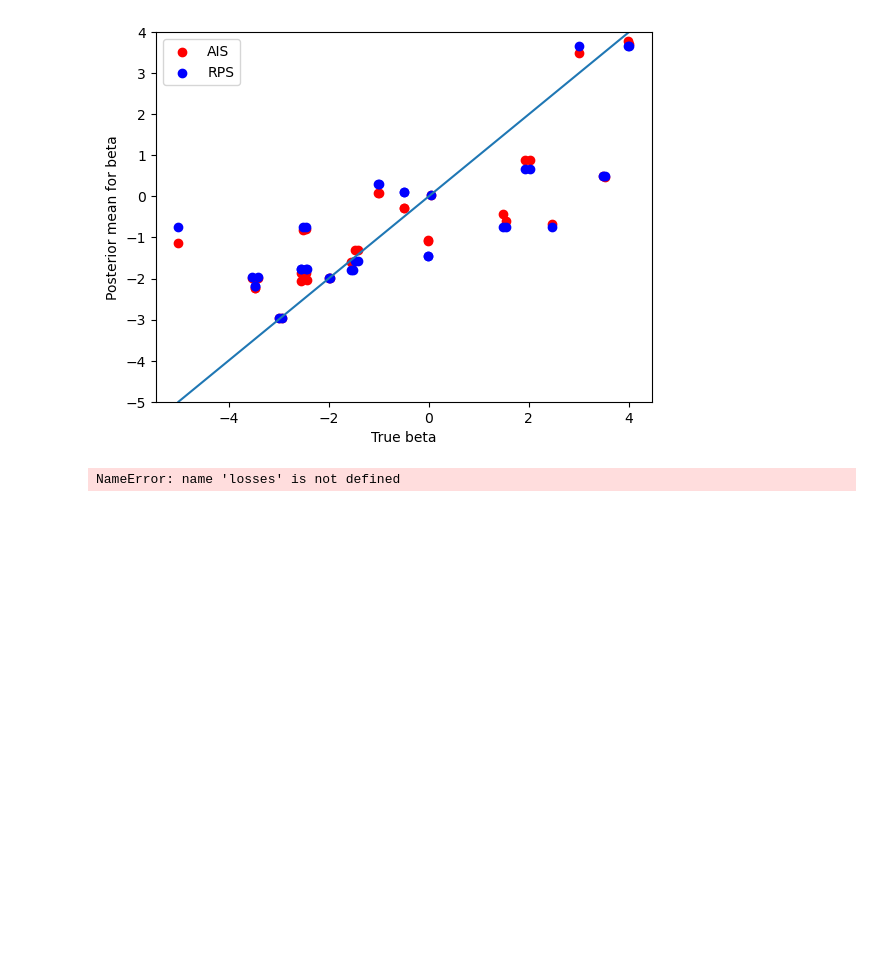
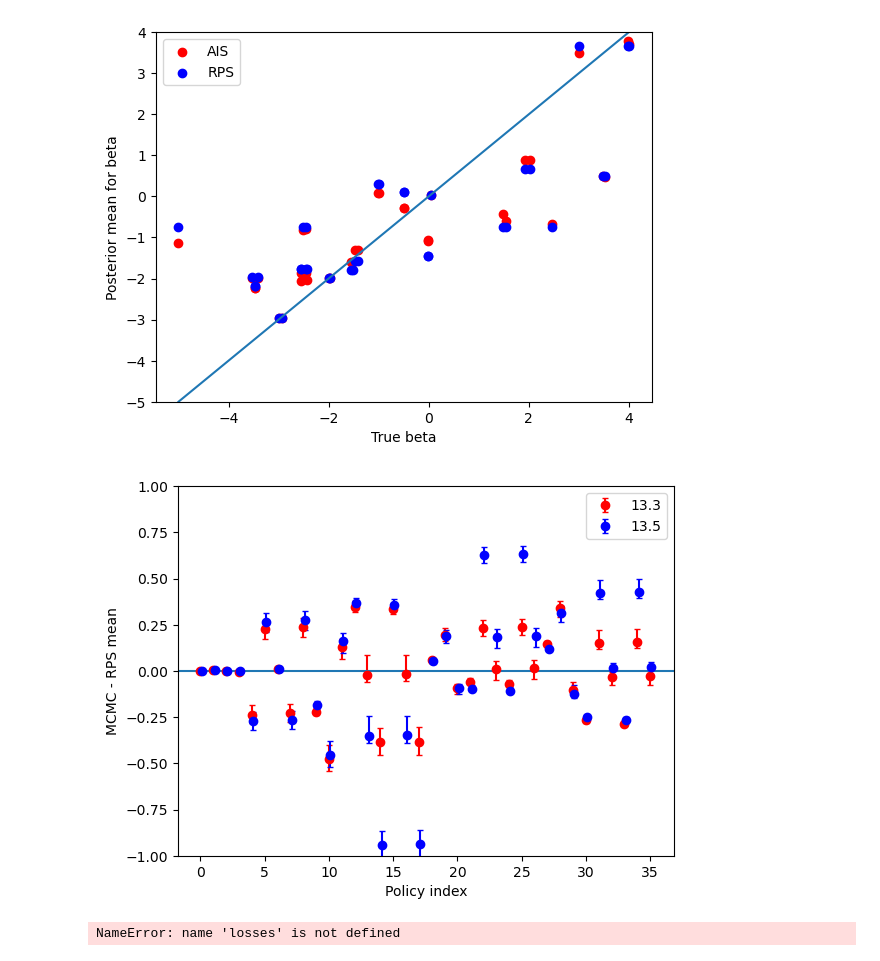
Before and after one commit to fyy2025/RHS-X, a Jupyter notebook: Code/experiment.ipynb, the cells around one changed output. Cells and saved outputs as stored; diff of their text form; code cells hidden in the pictures; blank space fills up the shorter version.

Commit message:
upload run3_AIS_RPS which is the AIS version of difference with RPS mean

```diff
--- a/Code/experiment.ipynb
+++ b/Code/experiment.ipynb
@@ -495,6 +496,26 @@ plt.legend()
 plt.show()
 # %% [output]
 [figure]
+# %%
+# difference in RPS mean and MCMC mean:
+import pandas as pd
+import matplotlib.pyplot as plt
+diff_13_3 = pd.read_csv("MCMC_RPS_diff_theta13.3_lambda1_cluster")
+diff_13_5 = pd.read_csv("MCMC_RPS_diff_theta13.5_lambda1_cluster")
+
+plt.figure()
+plt.errorbar(diff_13_3["Unnamed: 0"], diff_13_3["0.5"], yerr=[diff_13_3["0.5"]-diff_13_3["0.1"], diff_13_3["0.9"]-diff_13_3["0.5"]], fmt='o', capsize=2, color = 'red', label = '13.3')
+plt.errorbar(diff_13_5["Unnamed: 0"]+0.1, diff_13_5["0.5"], yerr=[diff_13_5["0.5"]-diff_13_5["0.1"], diff_13_5["0.9"]-diff_13_5["0.5"]], fmt='o', capsize=2, color = 'blue', label = '13.5')
+
+plt.axline((0,0),slope=0)
+plt.ylim(-1, 1)  # same y scale
+plt.xlabel("Policy index")
+plt.ylabel("MCMC - RPS mean")
+
+plt.legend()
+plt.show()
+# %% [output]
+[figure, added]
 # %%
 def plot_policy_spread(true_mu, summ, q_low=0.1, q_high=0.9, title="Posterior policy means"):
     # Force 1D arrays
```
Also changed, not shown: parts of 5 cells of this notebook, 3 other files.
